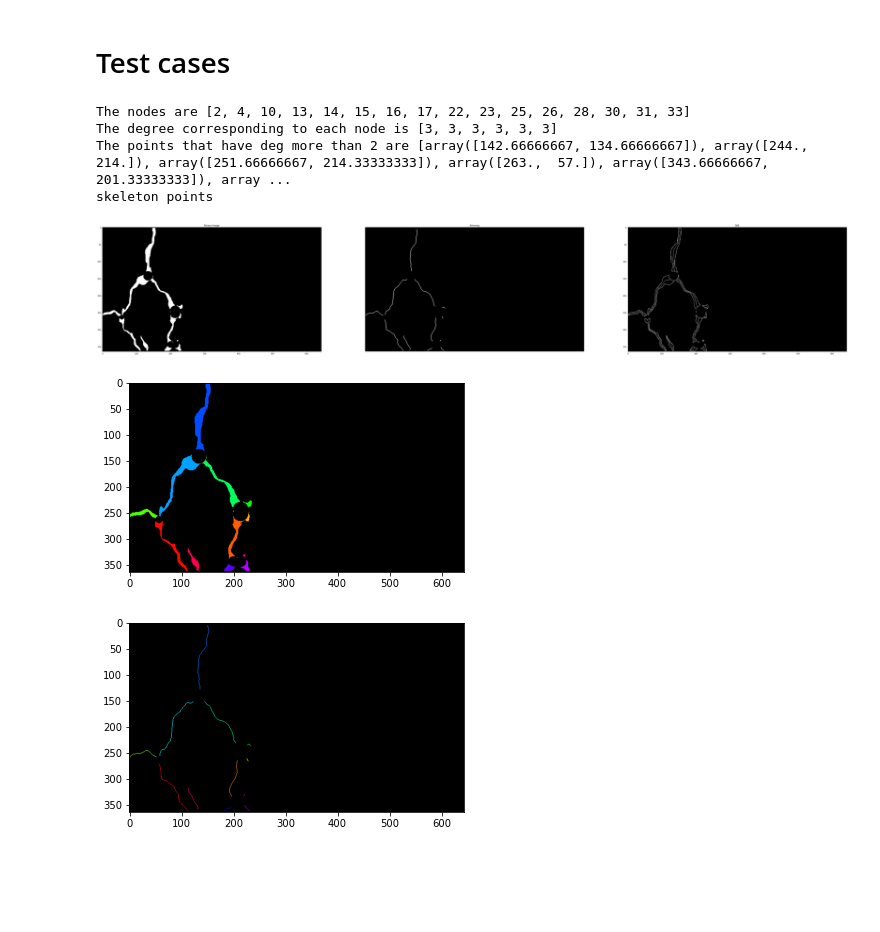
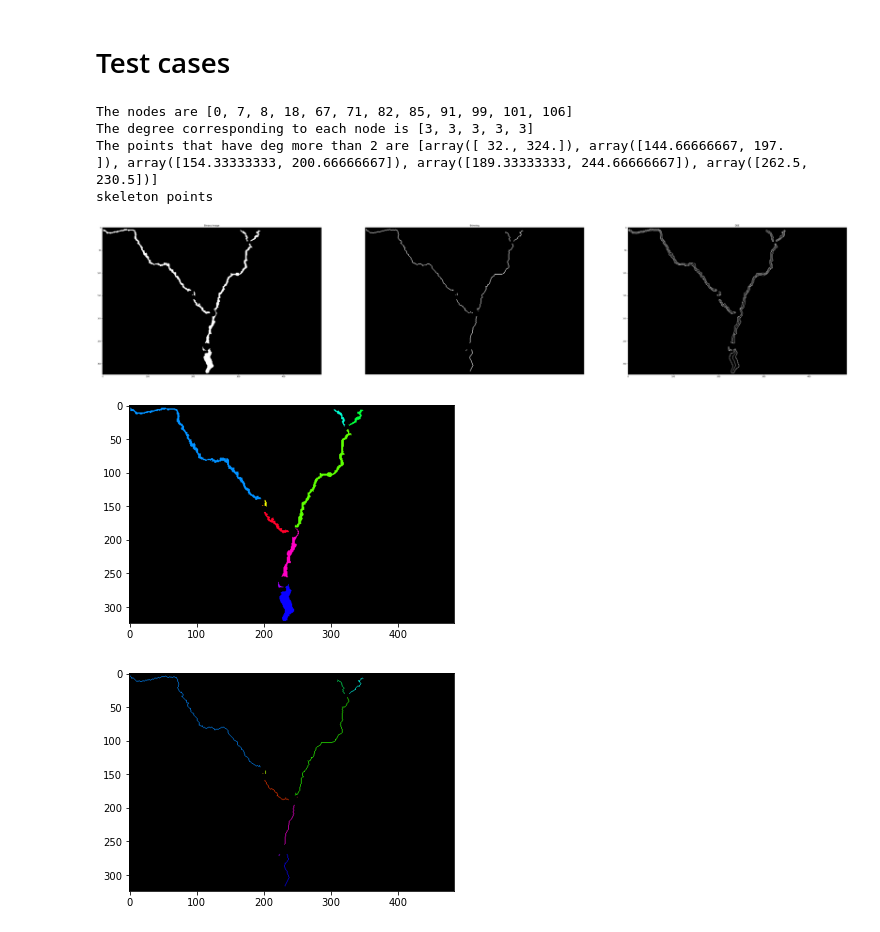
Before and after one commit to thanhtung48c/autonomous_crack_detection_and_quantification, a Jupyter notebook: width.ipynb, the cells around one changed output. Saved outputs shown, nothing was run; the diff lists cells and outputs as text; code cells hidden in the pictures; blank space fills up the shorter version.

```diff
--- a/width.ipynb
+++ b/width.ipynb
@@ -320,7 +328,7 @@ def imshow_components(labels):
     plt.imshow(labeled_img)
 # %%
 if __name__ == "__main__":
-    folder_path = "./data/crack_500"
+    folder_path = "./data/field_data"
     mask_paths = sorted(glob.glob(os.path.join(folder_path,'*png')))
     mask_files = []
     for path in mask_paths:
@@ -335,7 +343,10 @@ if __name__ == "__main__":
         padded_mask.append(pad_mask)
 
     # Get initial skeleton
-    test_img = padded_mask[0]
+
+    # Cool representations using:
+    # (1) crack500 [6]
+    test_img = padded_mask[31]
     thin = morphology.thin(test_img)
     skel,dist = morphology.medial_axis(test_img,return_distance=True)
     skeleton_img, graph = skel_pruning_DSE(skel, dist, 20,return_graph=True)
@@ -344,39 +355,39 @@ if __name__ == "__main__":
     ori_B = list(zip(r,c))
 
     # Remove intersection
     test_img_r,skeleton_img_r = remove_intersection(test_img,skeleton_img,ori_B,graph,verbose=True)
     canny = feature.canny(test_img_r > 0)
     r,c = np.nonzero(canny)
     B = list(zip(r,c))
 
 
     fig,ax = plt.subplots(nrows = 1, ncols = 3,figsize = (70,70), squeeze = True)
     ax[0].imshow(test_img_r,cmap="Greys_r")
     ax[0].set_title(f"Binary Image")
 
     ax[1].imshow(skeleton_img_r,cmap="Greys_r")
     ax[1].set_title(f"thinning")
     ax[1].axis("off")
 
     ax[2].imshow((canny + skeleton_img_r),cmap="Greys_r")
     ax[2].set_title(f"DSE")
 
     r,c = np.nonzero(skeleton_img_r)
     S = list(zip(r,c))
     print('skeleton points')
 
     num_labels_bin, labels_bin_img = cv2.connectedComponents(test_img_r)
     num_labels_skel, labels_skel_img = cv2.connectedComponents(skeleton_img_r)
     imshow_components(labels_bin_img)
     imshow_components(labels_skel_img)
 # %% [output]
-The nodes are [2, 4, 10, 13, 14, 15, 16, 17, 22, 23, 25, 26, 28, 30, 31, 33]
-The degree corresponding to each node is [3, 3, 3, 3, 3, 3]
-The points that have deg more than 2 are [array([142.66666667, 134.66666667]), array([244., 214.]), array([251.66666667, 214.33333333]), array([263.,  57.]), array([343.66666667, 201.33333333]), array ...
+The nodes are [0, 7, 8, 18, 67, 71, 82, 85, 91, 99, 101, 106]
+The degree corresponding to each node is [3, 3, 3, 3, 3]
+The points that have deg more than 2 are [array([ 32., 324.]), array([144.66666667, 197.        ]), array([154.33333333, 200.66666667]), array([189.33333333, 244.66666667]), array([262.5, 230.5])]
 skeleton points
-[figure, old version]
+[figure, new version]
-[figure, old version]
+[figure, new version]
-[figure, old version]
+[figure, new version]
 # %%
 S_ordered = sorted(S, key = lambda x : x[1])
 S_2 = [S_ordered[i] for i in range(0,len(S_ordered),1)]
```
Also changed, not shown: parts of 2 cells of this notebook.
